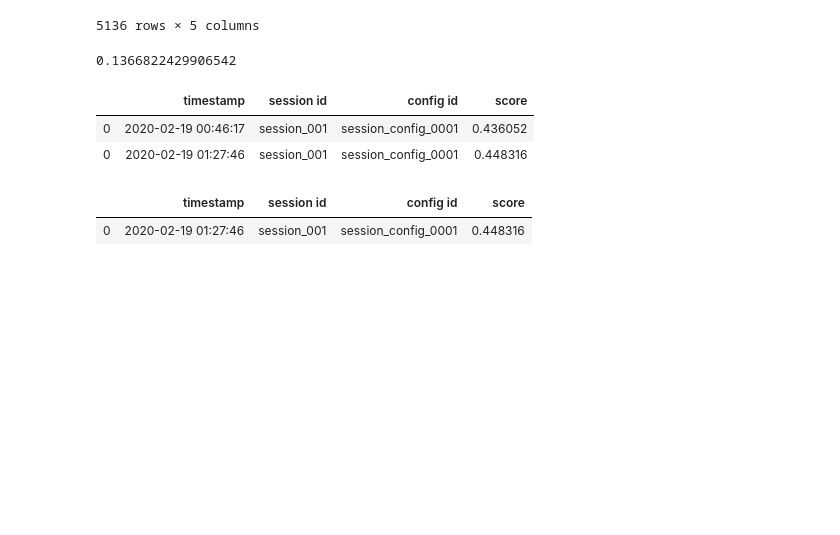
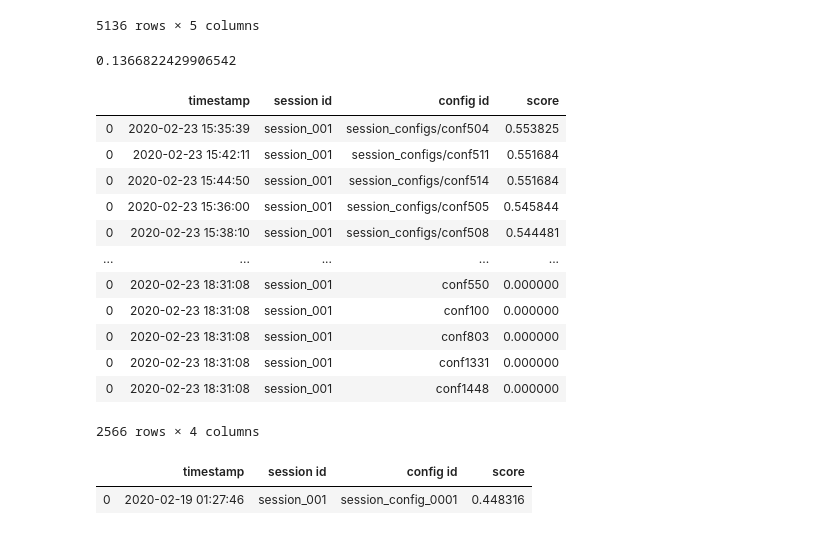
Before and after one commit to manuzhh/TaxonomyService, a Jupyter notebook: train_and_test.ipynb, the cells around one changed output. Cells and saved outputs as stored; diff of their text form; code cells hidden in the pictures; blank space fills up the shorter version.

Commit message:
fix: sort evaluations.

```diff
--- a/train_and_test.ipynb
+++ b/train_and_test.ipynb
@@ -145,13 +145,25 @@ score
 # %%
 #EvaluationHandler.clear_evaluations()
 EvaluationHandler.add_evaluation(score)
-# %%
-evaluations = EvaluationHandler.load_evaluations()
-evaluations
-# %% [output]
-|  | timestamp | session id | config id | score |
-| 0 | 2020-02-19 00:46:17 | session_001 | session_config_0001 | 0.436052 |
-| 0 | 2020-02-19 01:27:46 | session_001 | session_config_0001 | 0.448316 |
+# %%
+from EvaluationHandler import EvaluationHandler
+evaluations = EvaluationHandler.load_evaluations()
+evaluations = evaluations.sort_values(by=[EvaluationHandler.score_col], ascending=False)
+evaluations
+# %% [output]
+|  | timestamp | session id | config id | score |
+| 0 | 2020-02-23 15:35:39 | session_001 | session_configs/conf504 | 0.553825 |
+| 0 | 2020-02-23 15:42:11 | session_001 | session_configs/conf511 | 0.551684 |
+| 0 | 2020-02-23 15:44:50 | session_001 | session_configs/conf514 | 0.551684 |
+| 0 | 2020-02-23 15:36:00 | session_001 | session_configs/conf505 | 0.545844 |
+| 0 | 2020-02-23 15:38:10 | session_001 | session_configs/conf508 | 0.544481 |
+| ... | ... | ... | ... | ... |
+| 0 | 2020-02-23 18:31:08 | session_001 | conf550 | 0.000000 |
+| 0 | 2020-02-23 18:31:08 | session_001 | conf100 | 0.000000 |
+| 0 | 2020-02-23 18:31:08 | session_001 | conf803 | 0.000000 |
+| 0 | 2020-02-23 18:31:08 | session_001 | conf1331 | 0.000000 |
+| 0 | 2020-02-23 18:31:08 | session_001 | conf1448 | 0.000000 |
+2566 rows × 4 columns
 # %%
 best_score = EvaluationHandler.compare_evaluations()
 best_score
```
Also changed, not shown: 4 other files.
